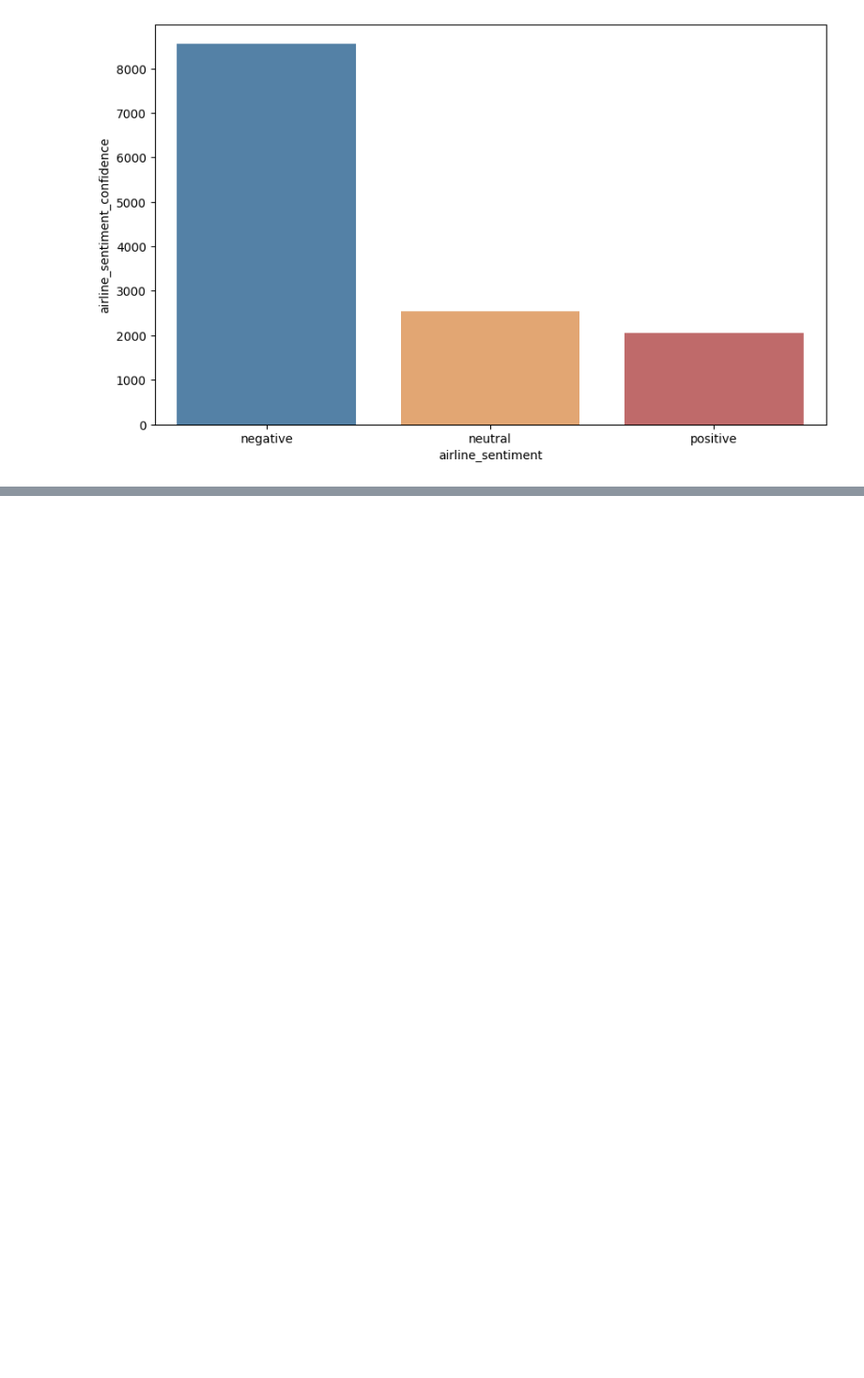
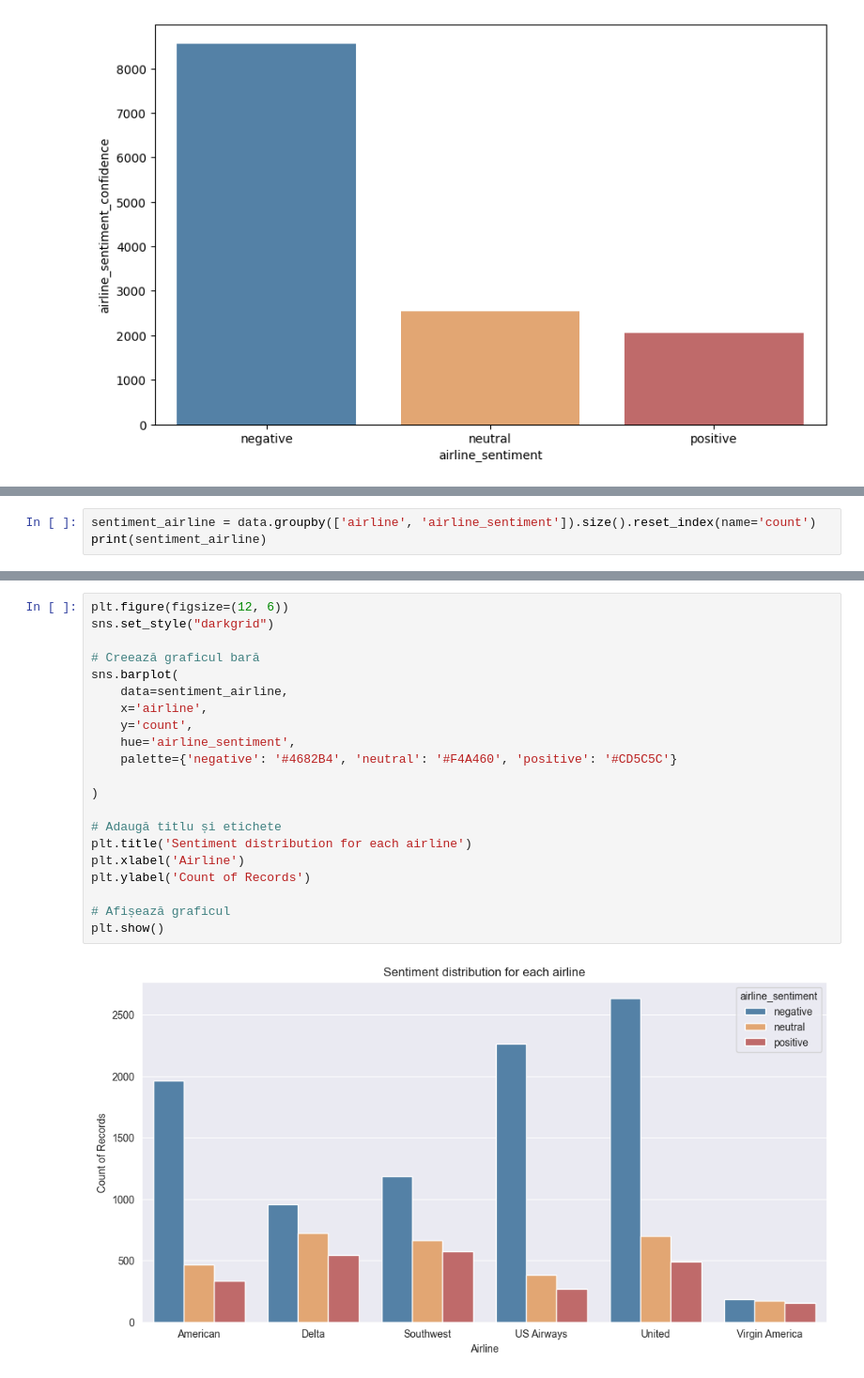
Before and after one commit to Dackohn/ExcaliburAiProject, a Jupyter notebook: app/data_analysis.ipynb, the cells around one changed output, grey strips where cells are left out. Shown at 94% size. Saved outputs shown, nothing was run; the diff lists cells and outputs as text; blank space fills up the shorter version.

```diff
--- a/app/data_analysis.ipynb
+++ b/app/data_analysis.ipynb
@@ -99,0 +121,3 @@ Passing `palette` without assigning `hue` is deprecated and will be removed in v
+# %%
+sentiment_airline = data.groupby(['airline', 'airline_sentiment']).size().reset_index(name='count')
+print(sentiment_airline)
@@ -99,0 +144,23 @@ Passing `palette` without assigning `hue` is deprecated and will be removed in v
+# %%
+plt.figure(figsize=(12, 6))
+sns.set_style("darkgrid")
+
+# Creează graficul bară
+sns.barplot(
+    data=sentiment_airline,
+    x='airline',
+    y='count',
+    hue='airline_sentiment',
+    palette={'negative': '#4682B4', 'neutral': '#F4A460', 'positive': '#CD5C5C'}
+
+)
+
+# Adaugă titlu și etichete
+plt.title('Sentiment distribution for each airline')
+plt.xlabel('Airline')
+plt.ylabel('Count of Records')
+
+# Afișează graficul
+plt.show()
+# %% [output]
+[figure, added]
```
Also changed, not shown: parts of 4 cells of this notebook.
